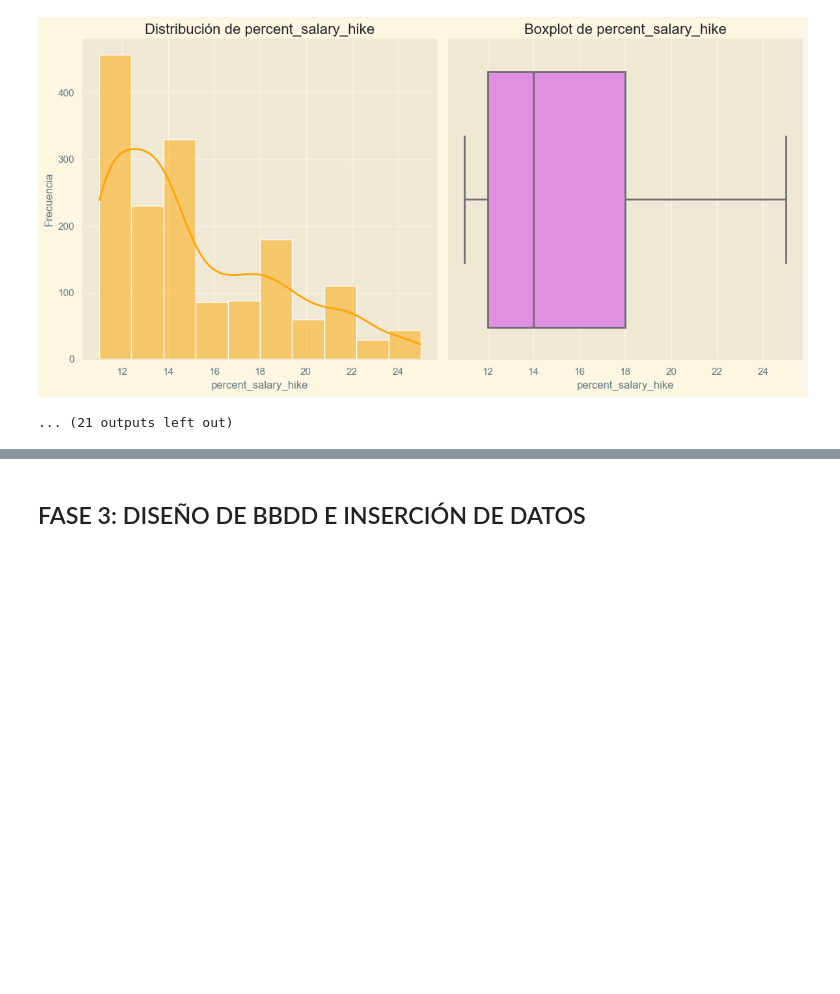
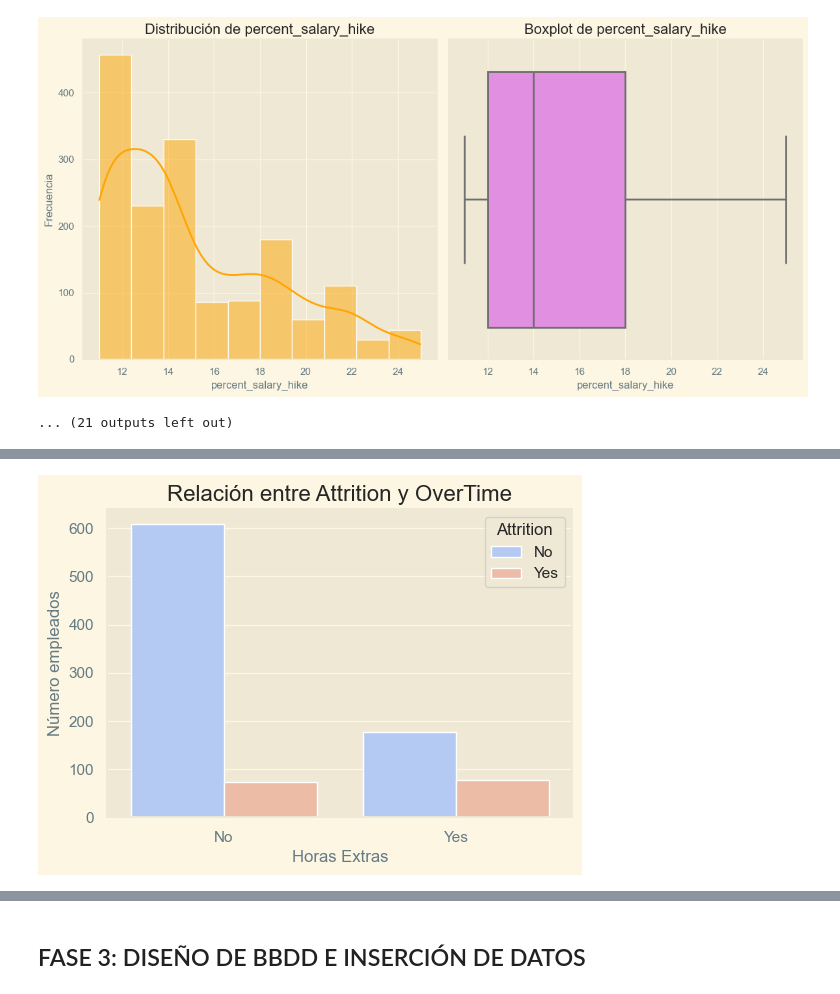
Before and after one commit to Adalab/proyecto-da_c_modulo3_team_4, a Jupyter notebook: ejercicio_proyecto.ipynb, the cells around one changed output, grey strips where cells are left out. Drawn from its saved outputs; the diff is of its cells as text; code cells hidden in the pictures; blank space fills up the shorter version.

```diff
--- a/ejercicio_proyecto.ipynb
+++ b/ejercicio_proyecto.ipynb
@@ -523,0 +534,12 @@ visualizar_estadisticas(estadisticas)
+# %%
+# Visualización con gráfico de barras de la relación entre Atttition y overtime
+# ¿Existe relación entre la cantidad de horas extras y la tasa de abandono?
+plt.figure(figsize=(6,4))
+sns.countplot(data=df_renombradas, x='overtime', hue='attrition', palette='coolwarm')
+plt.title('Relación entre Attrition y OverTime')
+plt.xlabel('Horas Extras')
+plt.ylabel('Número empleados')
+plt.legend(title='Attrition')
+plt.show()
+# %% [output]
+[figure, added]
```
Also changed, not shown: parts of 4 cells of this notebook, 1 other file.
